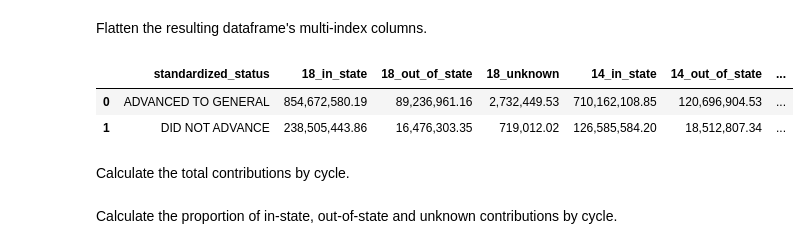
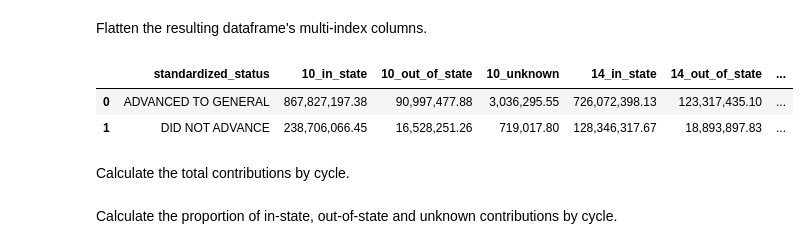
Before and after one commit to PublicI/out-of-state-contribs, a Jupyter notebook: national-analysis.ipynb, the cells around one changed output. Drawn from its saved outputs; the diff is of its cells as text; code cells hidden in the pictures.

```diff
--- a/national-analysis.ipynb
+++ b/national-analysis.ipynb
@@ -45,7 +43,6 @@ Convert the contribution date and latest month columns to datetime data type and
 # %%
 contributions["date"] = pd.to_datetime(contributions["date"], errors="coerce")
 contributions["latest_month"] = pd.to_datetime(contributions["latest_month"], errors="coerce")
-contributions["redistricting_role"] = contributions["redistricting_role"].astype(object)
 contributions.info()
 # %% [output]
 <class 'pandas.core.frame.DataFrame'>
@@ -277,14 +275,15 @@ contributions_by_status
 # %% [markdown]
 Flatten the resulting dataframe's multi-index columns.
 # %%
-contributions_by_status.columns = ["standardized_status", "18_in_state", "18_out_of_state", "18_unknown",
-                                  "14_in_state", "14_out_of_state", "14_unknown",
-                                  "10_in_state", "10_out_of_state", "10_unknown"]
+contributions_by_status.columns = ["standardized_status", "10_in_state", "10_out_of_state", "10_unknown",
+                                   "14_in_state", "14_out_of_state", "14_unknown",
+                                   "18_in_state", "18_out_of_state", "18_unknown"
+                                  ]
 contributions_by_status
 # %% [output]
-|  | standardized_status | 18_in_state | 18_out_of_state | 18_unknown | 14_in_state | 14_out_of_state | ... |
-| 0 | ADVANCED TO GENERAL | 854,672,580.19 | 89,236,961.16 | 2,732,449.53 | 710,162,108.85 | 120,696,904.53 | ... |
-| 1 | DID NOT ADVANCE | 238,505,443.86 | 16,476,303.35 | 719,012.02 | 126,585,584.20 | 18,512,807.34 | ... |
+|  | standardized_status | 10_in_state | 10_out_of_state | 10_unknown | 14_in_state | 14_out_of_state | ... |
+| 0 | ADVANCED TO GENERAL | 867,827,197.38 | 90,997,477.88 | 3,036,295.55 | 726,072,398.13 | 123,317,435.10 | ... |
+| 1 | DID NOT ADVANCE | 238,706,066.45 | 16,528,251.26 | 719,017.80 | 128,346,317.67 | 18,893,897.83 | ... |
 # %% [markdown]
 Calculate the total contributions by cycle.
 # %%
```
Also changed, not shown: parts of 16 cells of this notebook.
